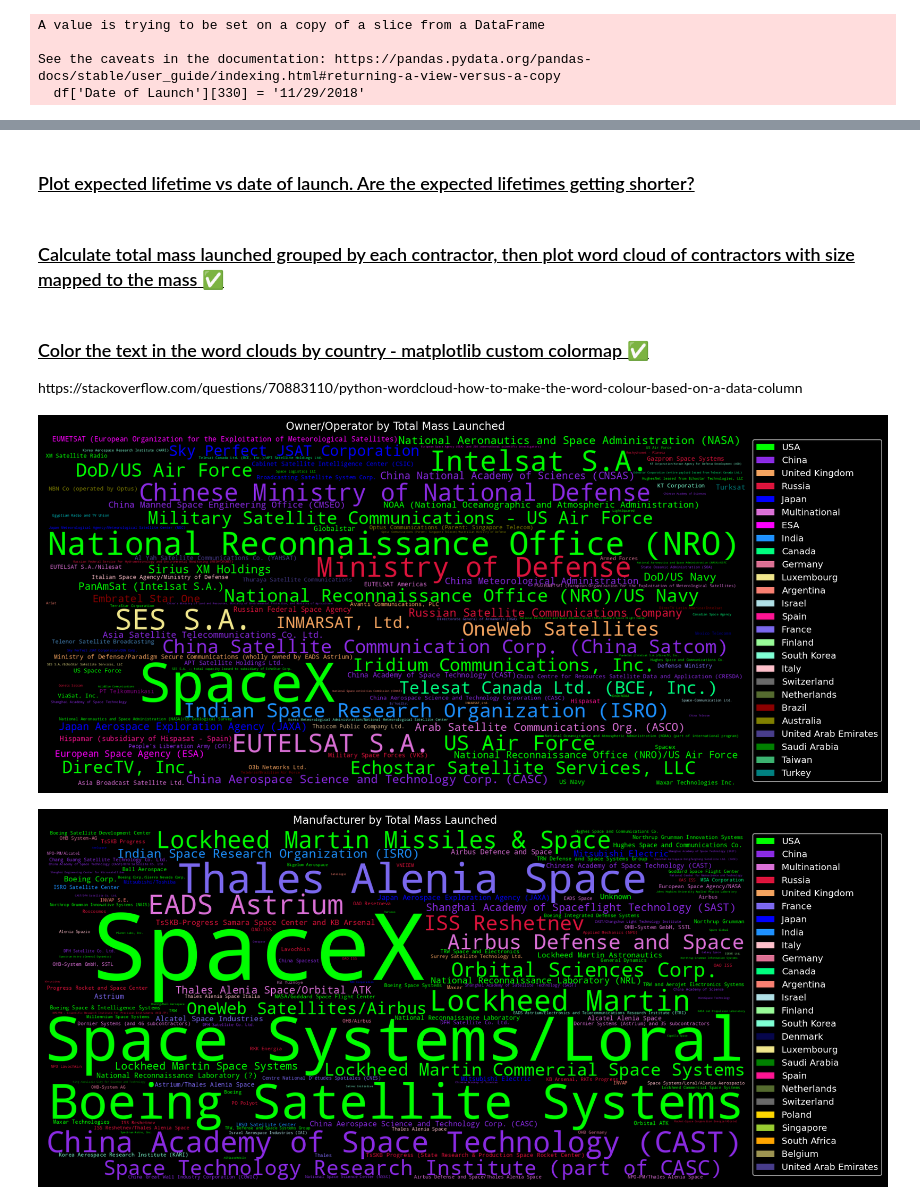
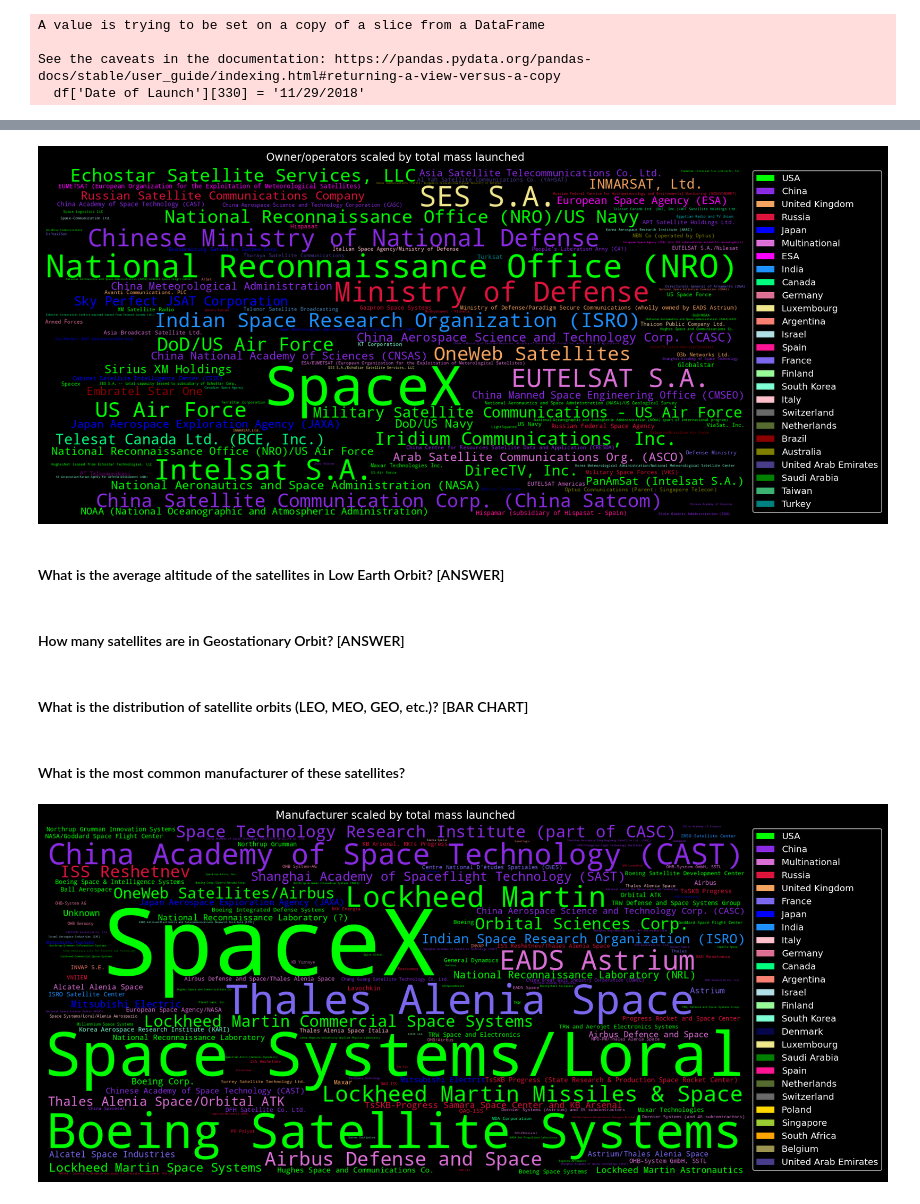
Before and after one commit to brayvid/satellites-eda, a Jupyter notebook: satellites_eda_with_inference.ipynb, the cells around one changed output, grey strips where cells are left out. Cells and saved outputs as stored; diff of their text form; code cells hidden in the pictures.

```diff
--- a/satellites_eda_with_inference.ipynb
+++ b/satellites_eda_with_inference.ipynb
@@ -119,7 +119,6 @@ Name: count, Length: 1425, dtype: int64
 df = df.drop(labels=[f'Unnamed: {i}' for i in range(37,68)], axis=1)
 df = df.drop(labels=['Unnamed: 28'], axis=1)
 df = df.drop(labels=['Source','Source.1','Source.2','Source.3','Source.4','Source.5','Source.6'], axis=1)
-df = df.drop(labels='Comments',axis=1)
 df = df.drop(labels=[' Dry Mass (kg.) ','Power (watts)'],axis=1)
 df.info()
 # %% [output]
@@ -343,3 +334,9 @@ len(df[df['Eccentricity'] < 0]) # There is one entry with a negative eccentricit
+# %%
+# Organize Users
+df['UsedCivil'] = df['Users'].str.contains('Civil')
+df['UsedCommercial'] = df['Users'].str.contains('Commercial')
+df['UsedGovernment'] = df['Users'].str.contains('Government')
+df['UsedMilitary'] = df['Users'].str.contains('Military')
 # %%
 # Remove commas from mass and convert to float
 df["MassKg"] = df['Launch Mass (kg.)'].str.replace(",","").astype(float)
@@ -455,0 +406,11 @@ plt.show()
+# %%
+used_percent = []
+cats = ['UsedCommercial', 'UsedGovernment','UsedMilitary', 'UsedCivil']
+for x in cats:
+  used_percent.append(100*sum(df[x])/len(df))
+plt.figure(figsize=(6,4))
+plt.bar(x=['Commercial','Government','Military','Civil'],height=used_percent)
+plt.style.use("dark_background")
+plt.title('Users of Satellites')
+plt.ylabel('Percent')
+plt.show()
@@ -505,10 +511,3 @@ plot_word_cloud_dict(mass_purpose_dict,'Purpose of Satellites by Total Mass Laun
-# %% [markdown]
-<h3><u>Plot expected lifetime vs date of launch. Are the expected lifetimes getting shorter?<u></h3>
-# %% [markdown]
-<h3><u>Calculate total mass launched grouped by each contractor, then plot word cloud of contractors with size mapped to the mass<u> ✅</h3>
-# %% [markdown]
-<h3><u>Color the text in the word clouds by country - matplotlib custom colormap<u> ✅</h3>
-https://stackoverflow.com/questions/70883110/python-wordcloud-how-to-make-the-word-colour-based-on-a-data-column
 # %%
 countries = df['Country of Operator/Owner'].value_counts()
 top_countries = countries[:35]
@@ -595,9 +595,17 @@ mass_owner_dict
 
 grouped_color_func_owner = SimpleGroupedColorFunc(countries_colors, 'Operator/Owner', 'Country of Operator/Owner', '#000000')
 
-plot_word_cloud_dict_colormapped(mass_owner_dict,grouped_color_func_owner,'Owner/Operator by Total Mass Launched', 1.2)
+plot_word_cloud_dict_colormapped(mass_owner_dict,grouped_color_func_owner,'Owner/operators scaled by total mass launched', 1.2)
 # %% [output]
-[figure, old version]
+[figure, new version]
+# %% [markdown]
+#### What is the average altitude of the satellites in Low Earth Orbit? [ANSWER]
+# %% [markdown]
+#### How many satellites are in Geostationary Orbit? [ANSWER]
+# %% [markdown]
+#### What is the distribution of satellite orbits (LEO, MEO, GEO, etc.)? [BAR CHART]
+# %% [markdown]
+#### What is the most common manufacturer of these satellites?
 # %%
 mass_contractor_df = df[['Contractor','MassKg']].groupby(['Contractor']).sum()
 mass_contractor_df = mass_contractor_df[mass_contractor_df['MassKg'] > 0]
@@ -618,32 +626,32 @@ replacement_dict = {
     'Germany/UK/Italy':'Multinational',
     'United States':'USA',
     'Denmark/Canada':'Multinational'
 }
 
 df['Country of Contractor'] = df['Country of Contractor'].replace(replacement_dict)
 
 contractor_countries = df['Country of Contractor'].value_counts()
 top_contractor_countries = contractor_countries[:33]
 top_contractor_countries
 
 extra_colors = {
 'Denmark':'#06064c',
 'Belgium':'#9d9452',
 'Ukraine':'#b46fa9',
 'Lithuania':'#4de091'
 # '#5ac3de',
 # '#07bf65',
 # '#2340d2',
 # '#445990',
 # '#f829e9',
 # '#8aa6ea',
 }
 
 palette2 = [(countries_colors[x] if x in countries_colors else extra_colors[x]) for x in top_contractor_countries.keys()]
 contractor_countries_colors = dict(zip(top_contractor_countries.keys(),palette2))
 
 grouped_color_func_contractor = SimpleGroupedColorFunc(contractor_countries_colors, 'Contractor','Country of Contractor', '#000000')
 
-plot_word_cloud_dict_colormapped(mass_contractor_dict, grouped_color_func_contractor,'Manufacturer by Total Mass Launched', 1.2)
+plot_word_cloud_dict_colormapped(mass_contractor_dict, grouped_color_func_contractor,'Manufacturer scaled by total mass launched', 1.2)
 # %% [output]
-[figure, old version]
+[figure, new version]
```
Also changed, not shown: parts of 57 cells of this notebook.
